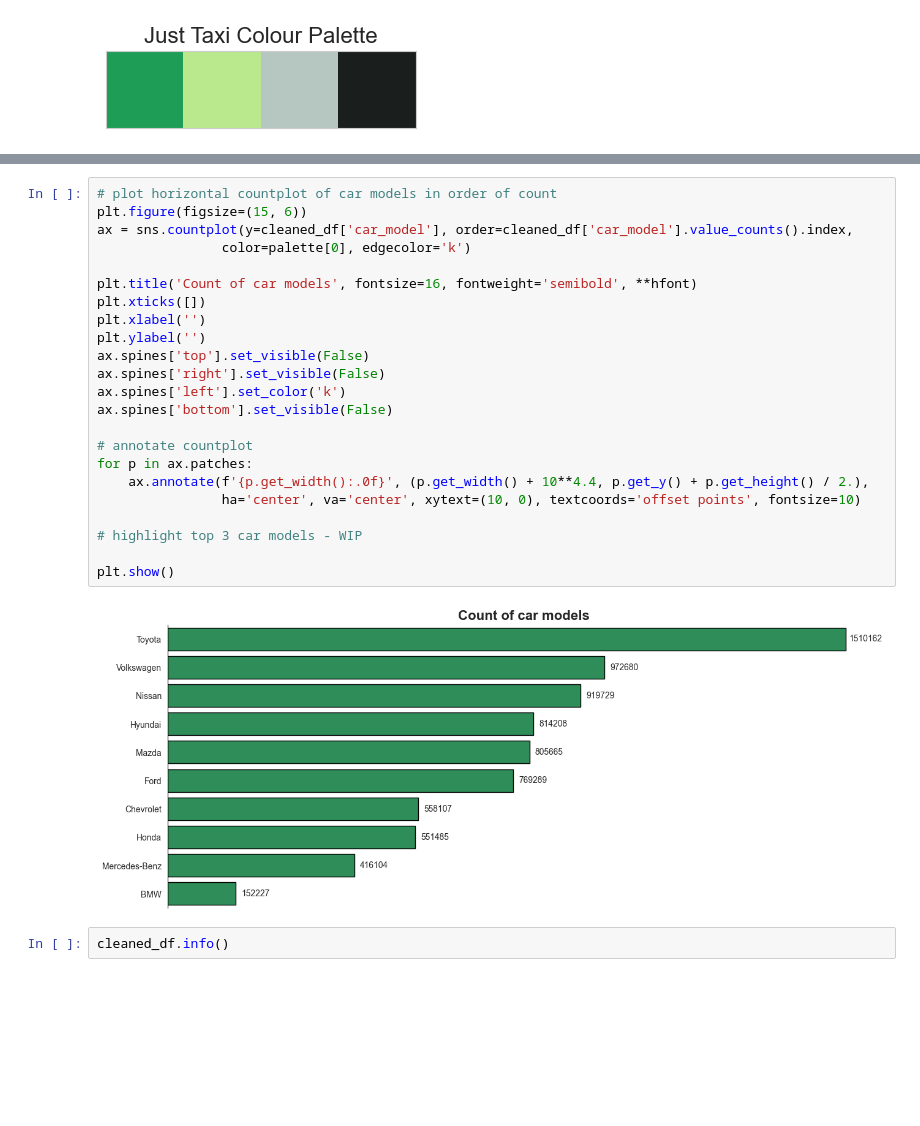
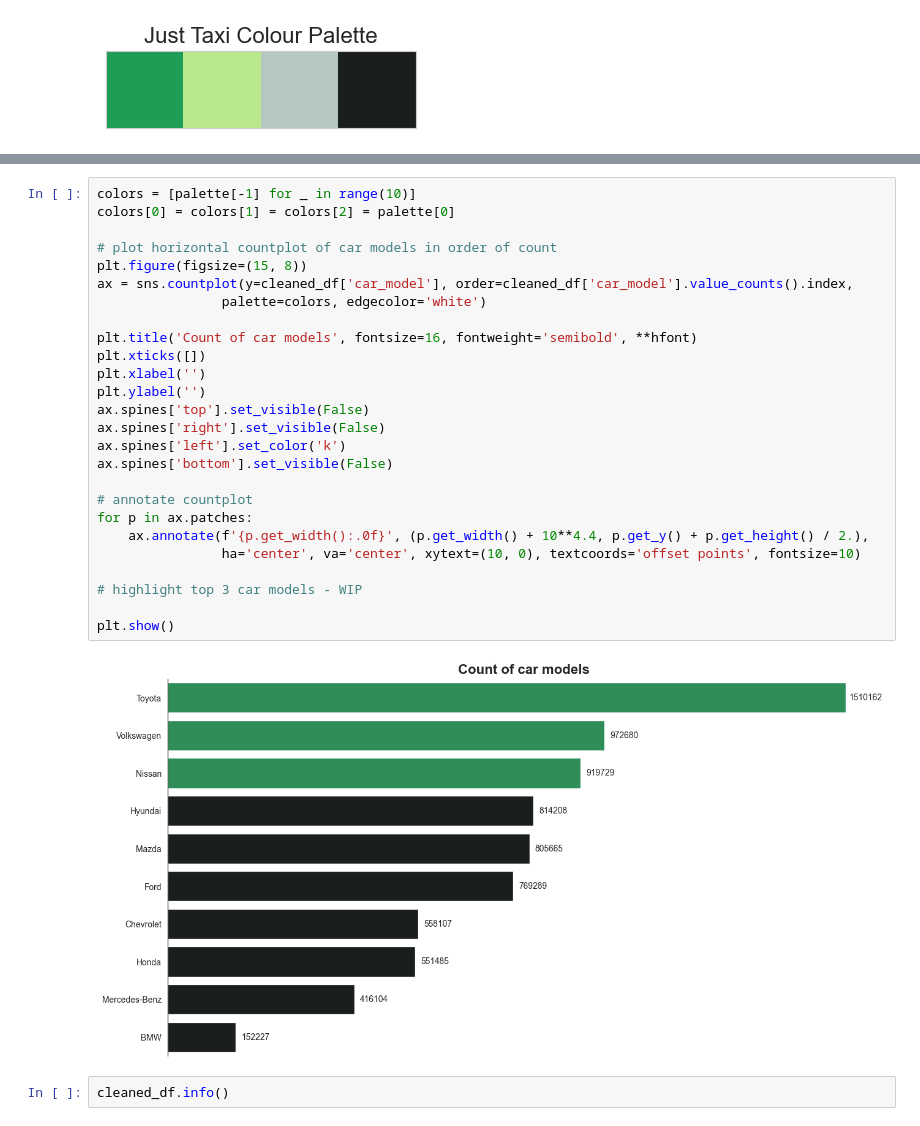
Before and after one commit to timothyckl/Just-Taxi-Analysis, a Jupyter notebook: analysis/eda.ipynb, the cells around one changed output, grey strips where cells are left out. Saved outputs shown, nothing was run; the diff lists cells and outputs as text; blank space fills up the shorter version.

```diff
--- a/analysis/eda.ipynb
+++ b/analysis/eda.ipynb
@@ -444,28 +446,31 @@ plt.show()
 # %%
+colors = [palette[-1] for _ in range(10)]
+colors[0] = colors[1] = colors[2] = palette[0]
+
 # plot horizontal countplot of car models in order of count
-plt.figure(figsize=(15, 6))
+plt.figure(figsize=(15, 8))
 ax = sns.countplot(y=cleaned_df['car_model'], order=cleaned_df['car_model'].value_counts().index,
-                color=palette[0], edgecolor='k')
+                palette=colors, edgecolor='white')
 
 plt.title('Count of car models', fontsize=16, fontweight='semibold', **hfont)
 plt.xticks([])
 plt.xlabel('')
 plt.ylabel('')
 ax.spines['top'].set_visible(False)
 ax.spines['right'].set_visible(False)
 ax.spines['left'].set_color('k')
 ax.spines['bottom'].set_visible(False)
 
 # annotate countplot
 for p in ax.patches:
     ax.annotate(f'{p.get_width():.0f}', (p.get_width() + 10**4.4, p.get_y() + p.get_height() / 2.),
                 ha='center', va='center', xytext=(10, 0), textcoords='offset points', fontsize=10)
 
 # highlight top 3 car models - WIP
 
 plt.show()
 # %% [output]
-[figure, old version]
+[figure, new version]
 # %%
 cleaned_df.info()
 # %% [output]
```
Also changed, not shown: parts of 6 cells of this notebook, 2 other files.
